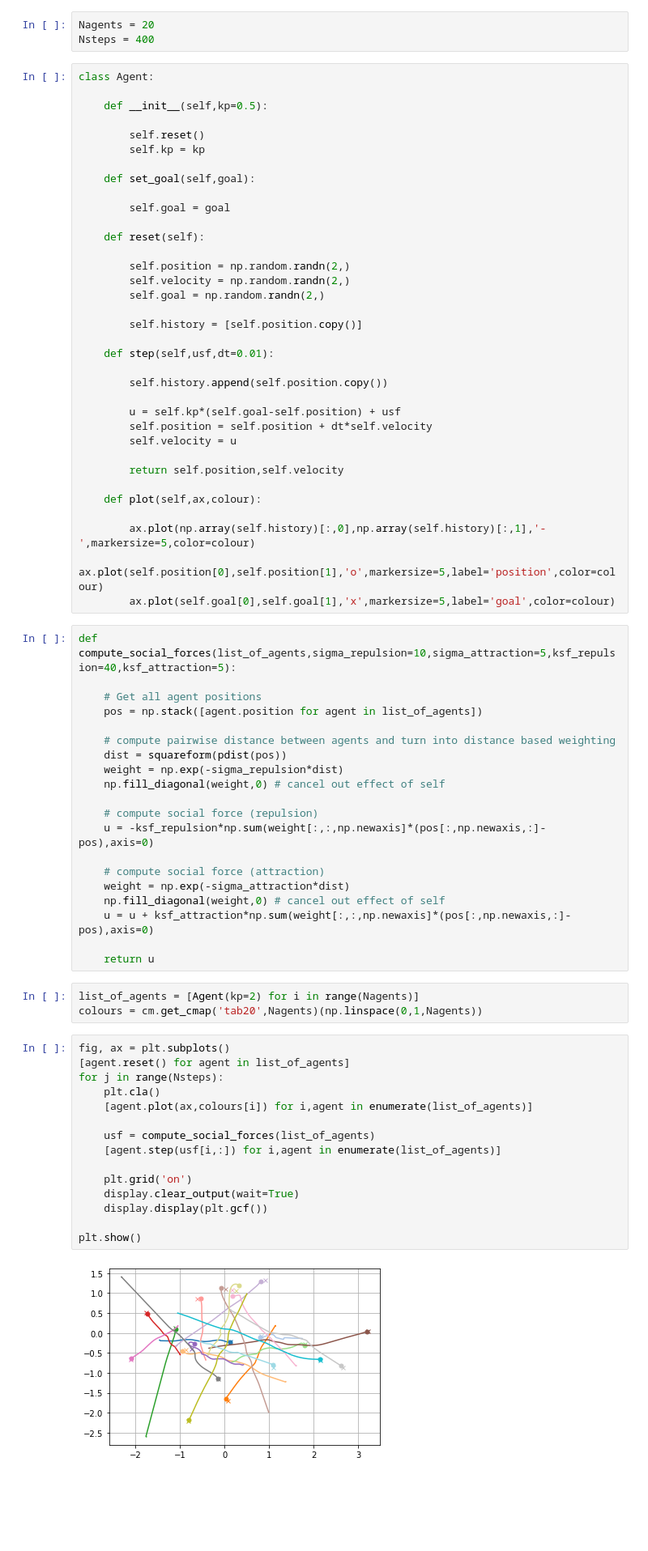
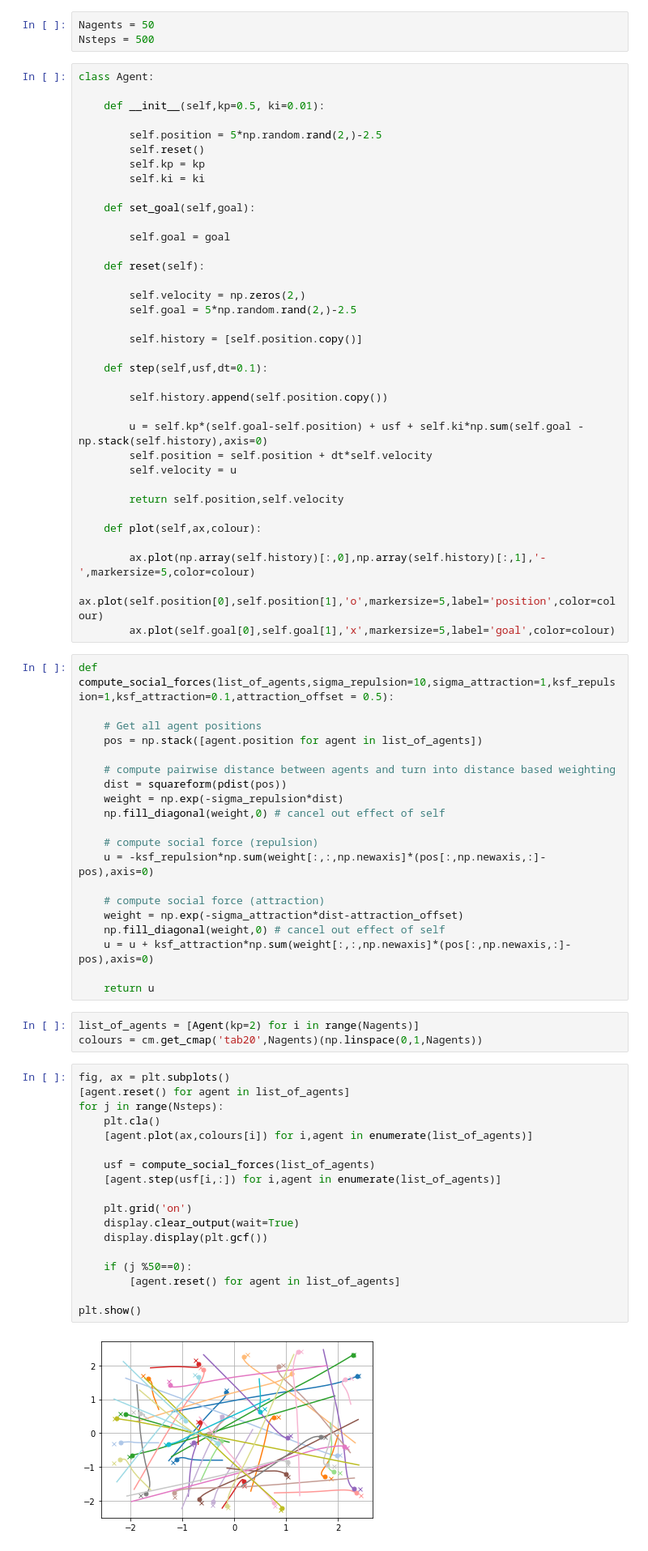
Before and after one commit to MonashRobotics/social_forces_demo, a Jupyter notebook: Social_forces.ipynb, the cells around one changed output. Shown at 81% size. Drawn from its saved outputs; the diff is of its cells as text; blank space fills up the shorter version.

Commit message:
Some attraction/repulsion tuning

```diff
--- a/Social_forces.ipynb
+++ b/Social_forces.ipynb
@@ -5,15 +5,17 @@ from matplotlib import pyplot as plt
 from IPython import display
 from matplotlib import cm
 # %%
-Nagents = 20
-Nsteps = 400
+Nagents = 50
+Nsteps = 500
 # %%
 class Agent:
 
-    def __init__(self,kp=0.5):
+    def __init__(self,kp=0.5, ki=0.01):
 
+        self.position = 5*np.random.rand(2,)-2.5
         self.reset()
         self.kp = kp
+        self.ki = ki
 
     def set_goal(self,goal):
 
@@ -21,17 +23,16 @@ class Agent:
 
     def reset(self):
 
-        self.position = np.random.randn(2,)
-        self.velocity = np.random.randn(2,)
-        self.goal = np.random.randn(2,)
+        self.velocity = np.zeros(2,)
+        self.goal = 5*np.random.rand(2,)-2.5
 
         self.history = [self.position.copy()]
 
-    def step(self,usf,dt=0.01):
+    def step(self,usf,dt=0.1):
 
         self.history.append(self.position.copy())
 
-        u = self.kp*(self.goal-self.position) + usf
+        u = self.kp*(self.goal-self.position) + usf + self.ki*np.sum(self.goal - np.stack(self.history),axis=0)
         self.position = self.position + dt*self.velocity
         self.velocity = u
 
@@ -43,7 +44,7 @@ class Agent:
         ax.plot(self.position[0],self.position[1],'o',markersize=5,label='position',color=colour)
         ax.plot(self.goal[0],self.goal[1],'x',markersize=5,label='goal',color=colour)
 # %%
-def compute_social_forces(list_of_agents,sigma_repulsion=10,sigma_attraction=5,ksf_repulsion=40,ksf_attraction=5):
+def compute_social_forces(list_of_agents,sigma_repulsion=10,sigma_attraction=1,ksf_repulsion=1,ksf_attraction=0.1,attraction_offset = 0.5):
 
     # Get all agent positions
     pos = np.stack([agent.position for agent in list_of_agents])
@@ -57,7 +58,7 @@ def compute_social_forces(list_of_agents,sigma_repulsion=10,sigma_attraction=5,k
     u = -ksf_repulsion*np.sum(weight[:,:,np.newaxis]*(pos[:,np.newaxis,:]-pos),axis=0)
 
     # compute social force (attraction)
-    weight = np.exp(-sigma_attraction*dist)
+    weight = np.exp(-sigma_attraction*dist-attraction_offset)
     np.fill_diagonal(weight,0) # cancel out effect of self
     u = u + ksf_attraction*np.sum(weight[:,:,np.newaxis]*(pos[:,np.newaxis,:]-pos),axis=0)
 
@@ -68,17 +69,20 @@ colours = cm.get_cmap('tab20',Nagents)(np.linspace(0,1,Nagents))
 # %%
 fig, ax = plt.subplots()
 [agent.reset() for agent in list_of_agents]
 for j in range(Nsteps):
     plt.cla()
     [agent.plot(ax,colours[i]) for i,agent in enumerate(list_of_agents)]
 
     usf = compute_social_forces(list_of_agents)
     [agent.step(usf[i,:]) for i,agent in enumerate(list_of_agents)]
 
     plt.grid('on')
     display.clear_output(wait=True)
     display.display(plt.gcf())
 
+    if (j %50==0):
+        [agent.reset() for agent in list_of_agents]
+
 plt.show()
 # %% [output]
-[figure, old version]
+[figure, new version]
```
Also changed, not shown: parts of 2 cells of this notebook.
